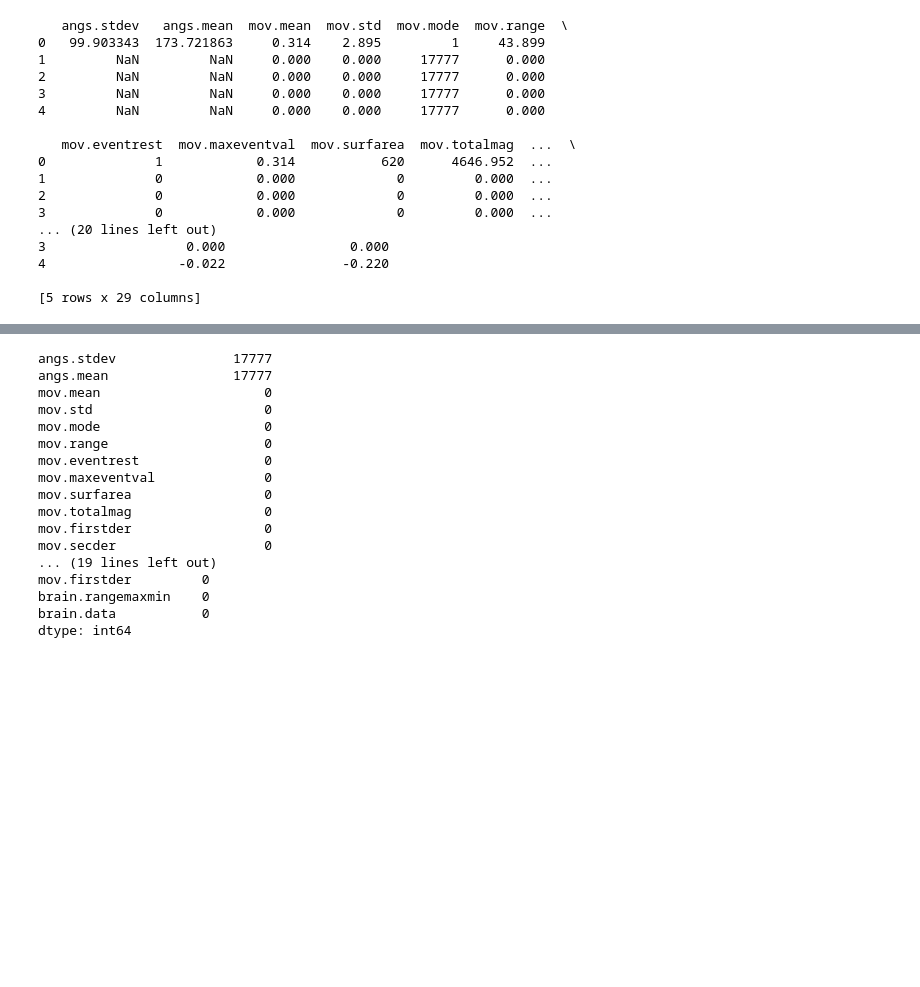
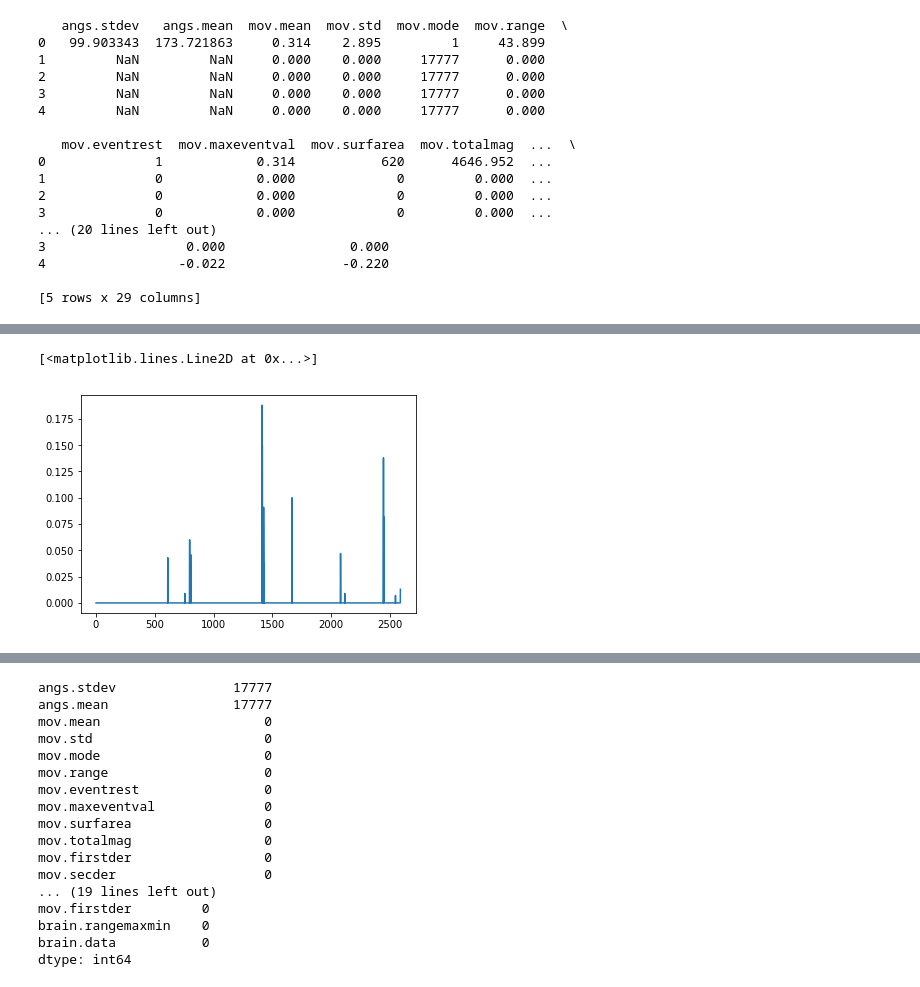
Before and after one commit to brmullen/SIP2019, a Jupyter notebook: Emma/Clustering Data.ipynb, the cells around one changed output, grey strips where cells are left out. Drawn from its saved outputs; the diff is of its cells as text; code cells hidden in the pictures; blank space fills up the shorter version.

```diff
--- a/Emma/Clustering Data.ipynb
+++ b/Emma/Clustering Data.ipynb
@@ -67,0 +73,5 @@ print(data.head())
+# %%
+plt.plot(data["mov.mean"][1:2590])
+# %% [output]
+[<matplotlib.lines.Line2D at 0x...>]
+[figure, added]
```
Also changed, not shown: parts of 3 cells of this notebook, 12 other files.
